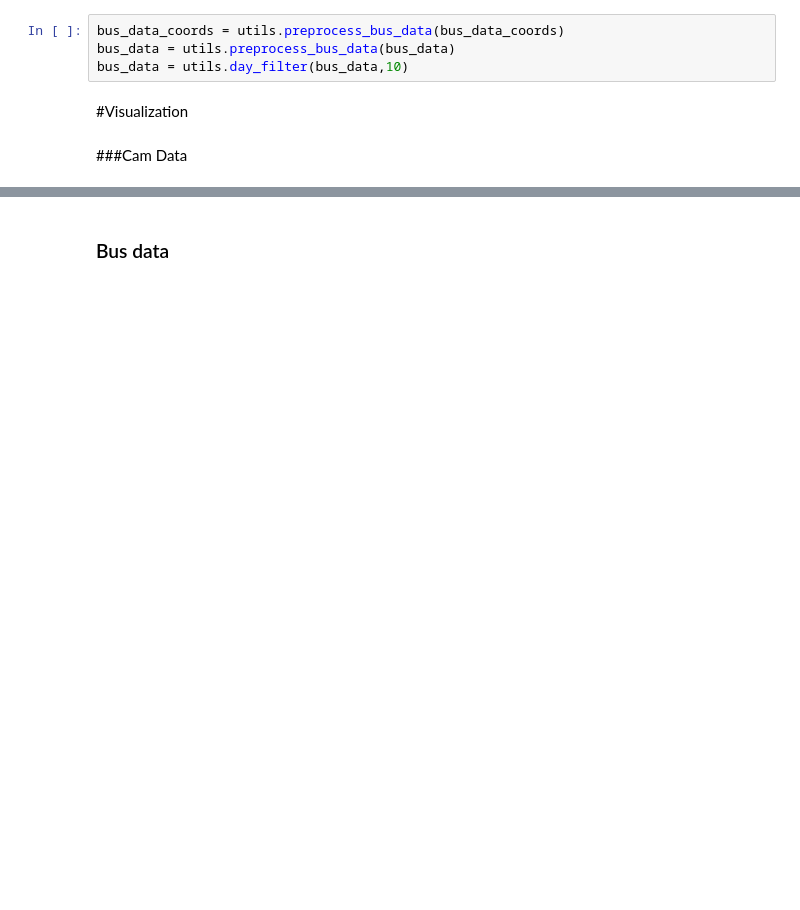
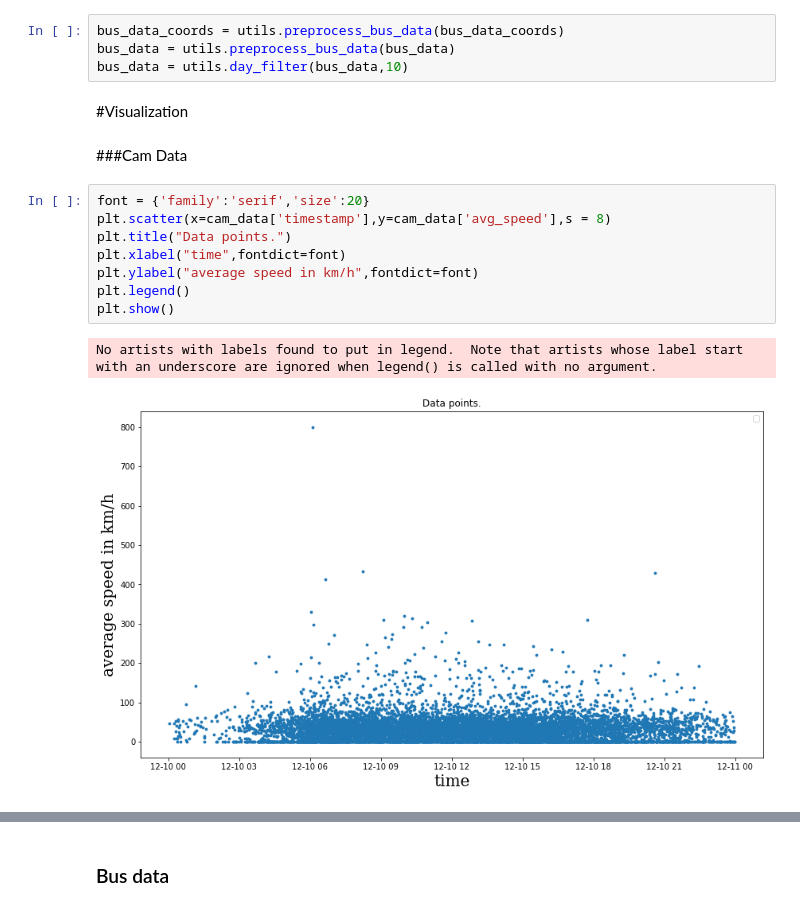
Before and after one commit to domonkoskovacs/Outlier-Detection-with-Machine-Learning, a Jupyter notebook: traffic_outlier_detection/Ioslation_Forest.ipynb, the cells around one changed output, grey strips where cells are left out. Saved outputs shown, nothing was run; the diff lists cells and outputs as text; blank space fills up the shorter version.

```diff
--- a/traffic_outlier_detection/Ioslation_Forest.ipynb
+++ b/traffic_outlier_detection/Ioslation_Forest.ipynb
@@ -22,4 +22,15 @@ bus_data = utils.day_filter(bus_data,10)
 #Visualization
 # %% [markdown]
 ###Cam Data
+# %%
+font = {'family':'serif','size':20}
+plt.scatter(x=cam_data['timestamp'],y=cam_data['avg_speed'],s = 8)
+plt.title("Data points.")
+plt.xlabel("time",fontdict=font)
+plt.ylabel("average speed in km/h",fontdict=font)
+plt.legend()
+plt.show()
+# %% [output]
+No artists with labels found to put in legend.  Note that artists whose label start with an underscore are ignored when legend() is called with no argument.
+[figure, added]
 # %%
```
Also changed, not shown: parts of 21 cells of this notebook, 3 other files.
